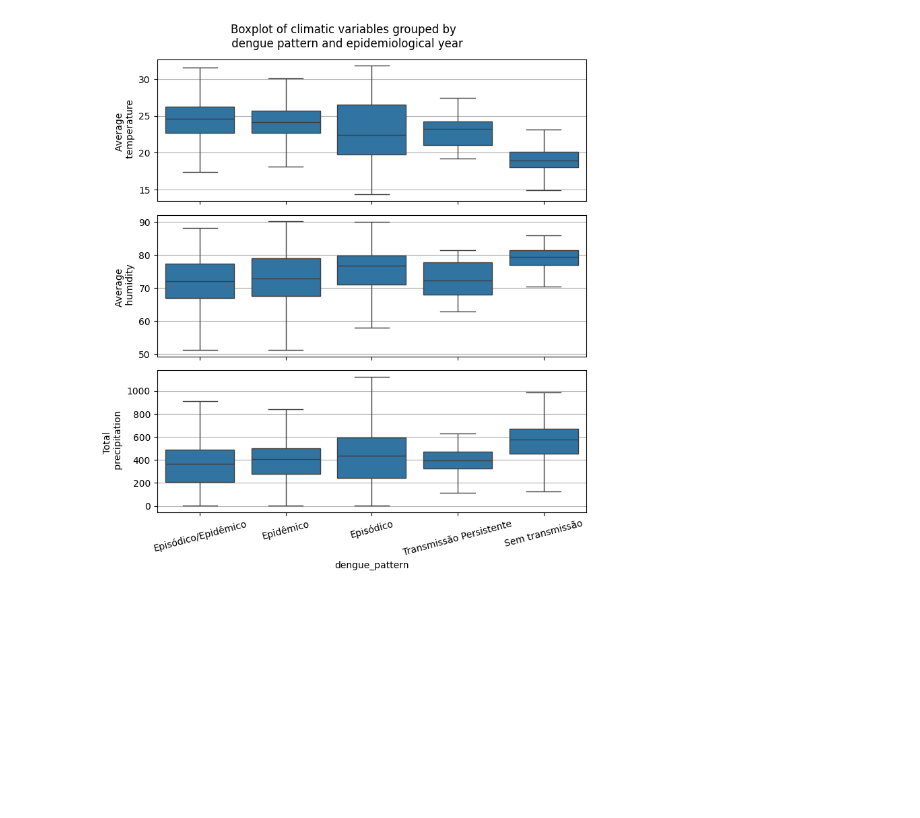
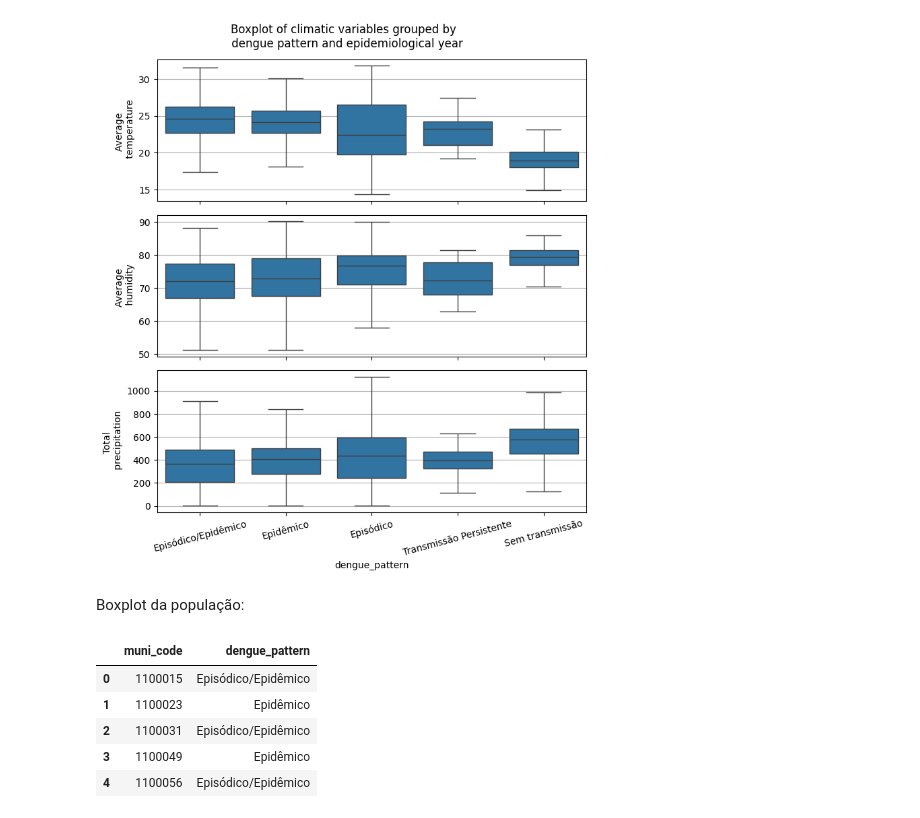
Before and after one commit to iasmimalmeida/Epidynamics, a Jupyter notebook: make_boxplot.ipynb, the cells around one changed output. Saved outputs shown, nothing was run; the diff lists cells and outputs as text; code cells hidden in the pictures; blank space fills up the shorter version.

```diff
--- a/make_boxplot.ipynb
+++ b/make_boxplot.ipynb
@@ -56,3 +62,16 @@ plt.savefig('boxplot_clima.png',  dpi = 300, bbox_inches = 'tight')
 plt.show()
 # %% [output]
 [figure]
+# %% [markdown]
+Boxplot da população:
+# %%
+df_perfis = pd.read_csv('./Dengue/dengue_pattern_10_19.csv', sep = ';', usecols = ['muni_code', 'dengue_pattern'])
+
+df_perfis.head()
+# %% [output]
+|  | muni_code | dengue_pattern |
+| 0 | 1100015 | Episódico/Epidêmico |
+| 1 | 1100023 | Epidêmico |
+| 2 | 1100031 | Episódico/Epidêmico |
+| 3 | 1100049 | Epidêmico |
+| 4 | 1100056 | Episódico/Epidêmico |
```
Also changed, not shown: parts of 12 cells of this notebook, 6 other files.
